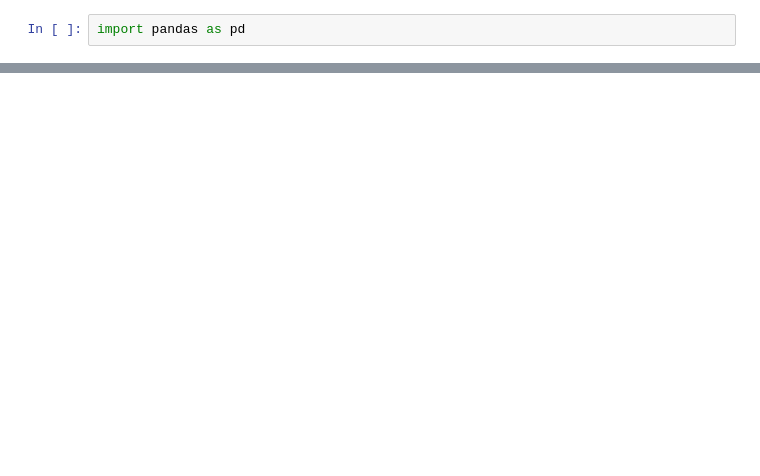
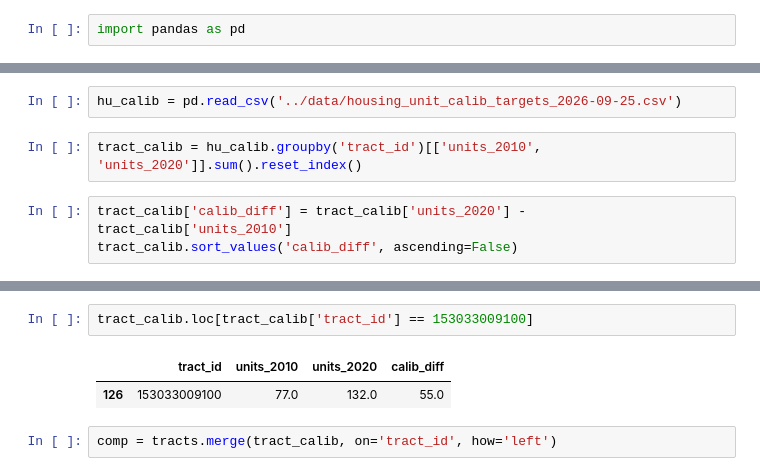
Before and after one commit to psrc/psrc_mazsim, a Jupyter notebook: projects/baseline_fall_2026/notebooks/scratch.ipynb, the cells around one changed output, grey strips where cells are left out. Cells and saved outputs as stored; diff of their text form; blank space fills up the shorter version.

```diff
--- a/projects/baseline_fall_2026/notebooks/scratch.ipynb
+++ b/projects/baseline_fall_2026/notebooks/scratch.ipynb
@@ -39,0 +67,7 @@ np.float64(0.0)
+# %%
+hu_calib = pd.read_csv('../data/housing_unit_calib_targets_2026-09-25.csv')
+# %%
+tract_calib = hu_calib.groupby('tract_id')[['units_2010', 'units_2020']].sum().reset_index()
+# %%
+tract_calib['calib_diff'] = tract_calib['units_2020'] - tract_calib['units_2010']
+tract_calib.sort_values('calib_diff', ascending=False)
@@ -39,0 +88,7 @@ np.float64(0.0)
+# %%
+tract_calib.loc[tract_calib['tract_id'] == 153033009100]
+# %% [output]
+|  | tract_id | units_2010 | units_2020 | calib_diff |
+| 126 | 153033009100 | 77.0 | 132.0 | 55.0 |
+# %%
+comp = tracts.merge(tract_calib, on='tract_id', how='left')
```
Also changed, not shown: parts of 17 cells of this notebook, 42 other files.
